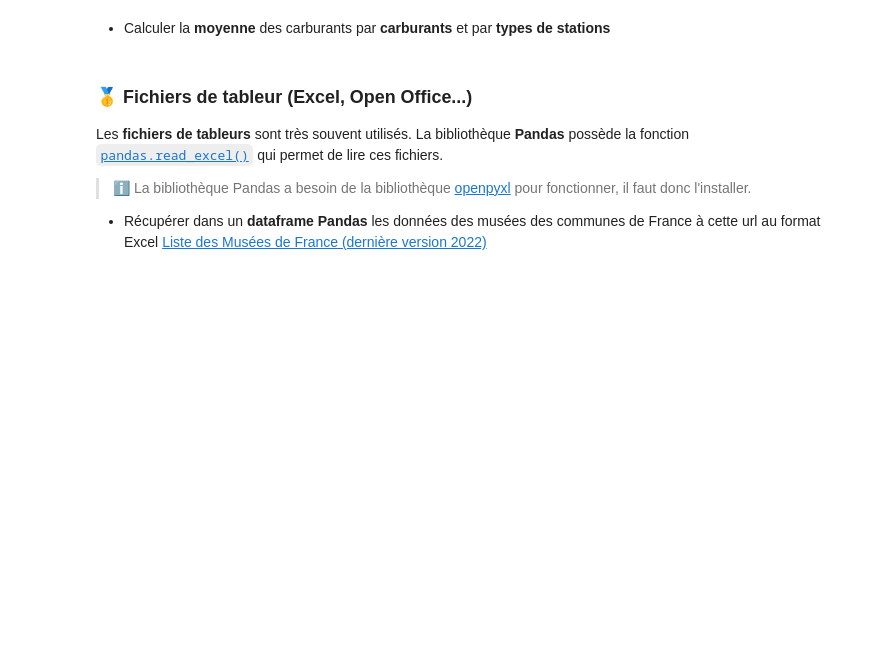
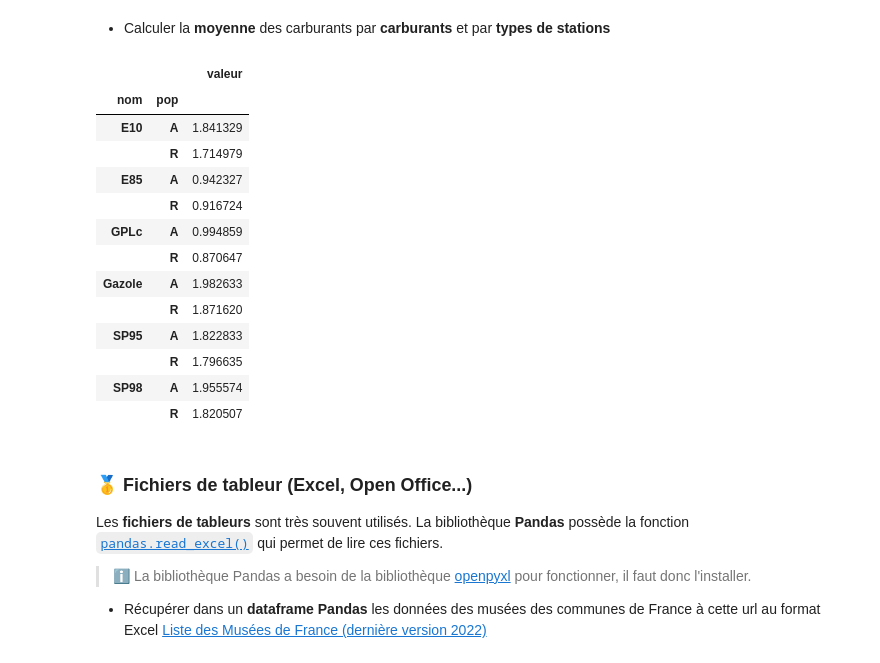
Before and after one commit to Pierre-Loic/Formation-DA-GEM-2022, a Jupyter notebook: Semaine_2_05-12_08-12/Activité_1_collecte_des_données_fichiers-corrigé.ipynb, the cells around one changed output. Cells and saved outputs as stored; diff of their text form; code cells hidden in the pictures; blank space fills up the shorter version.

```diff
--- a/Semaine_2_05-12_08-12/Activité_1_collecte_des_données_fichiers-corrigé.ipynb
+++ b/Semaine_2_05-12_08-12/Activité_1_collecte_des_données_fichiers-corrigé.ipynb
@@ -229,3 +422,20 @@ Les **fichiers XML** sont des fichiers au **format texte**. Tous ces fichiers so
+# %%
+df_xml_2[["nom", "pop", "valeur"]].groupby(["nom", "pop"]).mean()
+# %% [output]
+|  |  | valeur |
+| nom | pop |  |
+| E10 | A | 1.841329 |
+|  | R | 1.714979 |
+| E85 | A | 0.942327 |
+|  | R | 0.916724 |
+| GPLc | A | 0.994859 |
+|  | R | 0.870647 |
+| Gazole | A | 1.982633 |
+|  | R | 1.871620 |
+| SP95 | A | 1.822833 |
+|  | R | 1.796635 |
+| SP98 | A | 1.955574 |
+|  | R | 1.820507 |
 # %% [markdown]
 ### 🥇 Fichiers de tableur (Excel, Open Office...)
 
```
Also changed, not shown: parts of 25 cells of this notebook, 11 other files.
